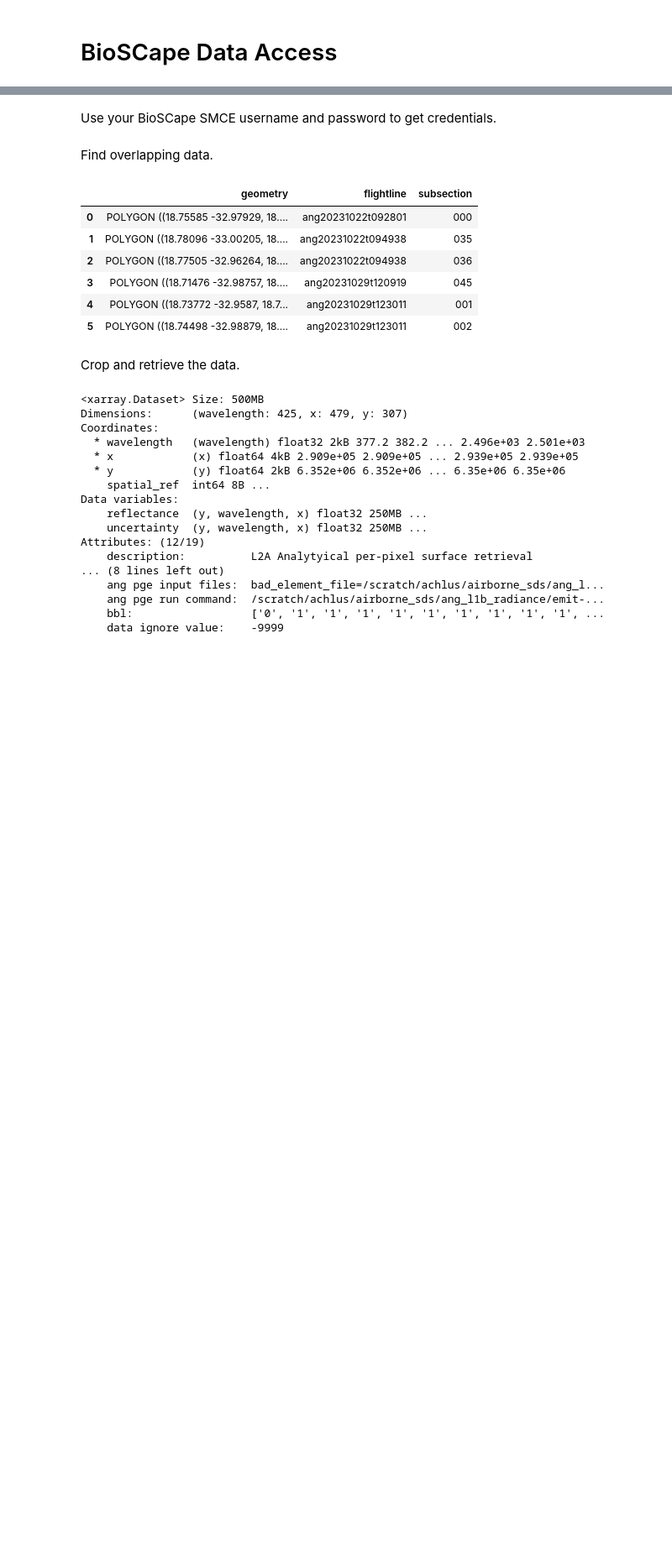
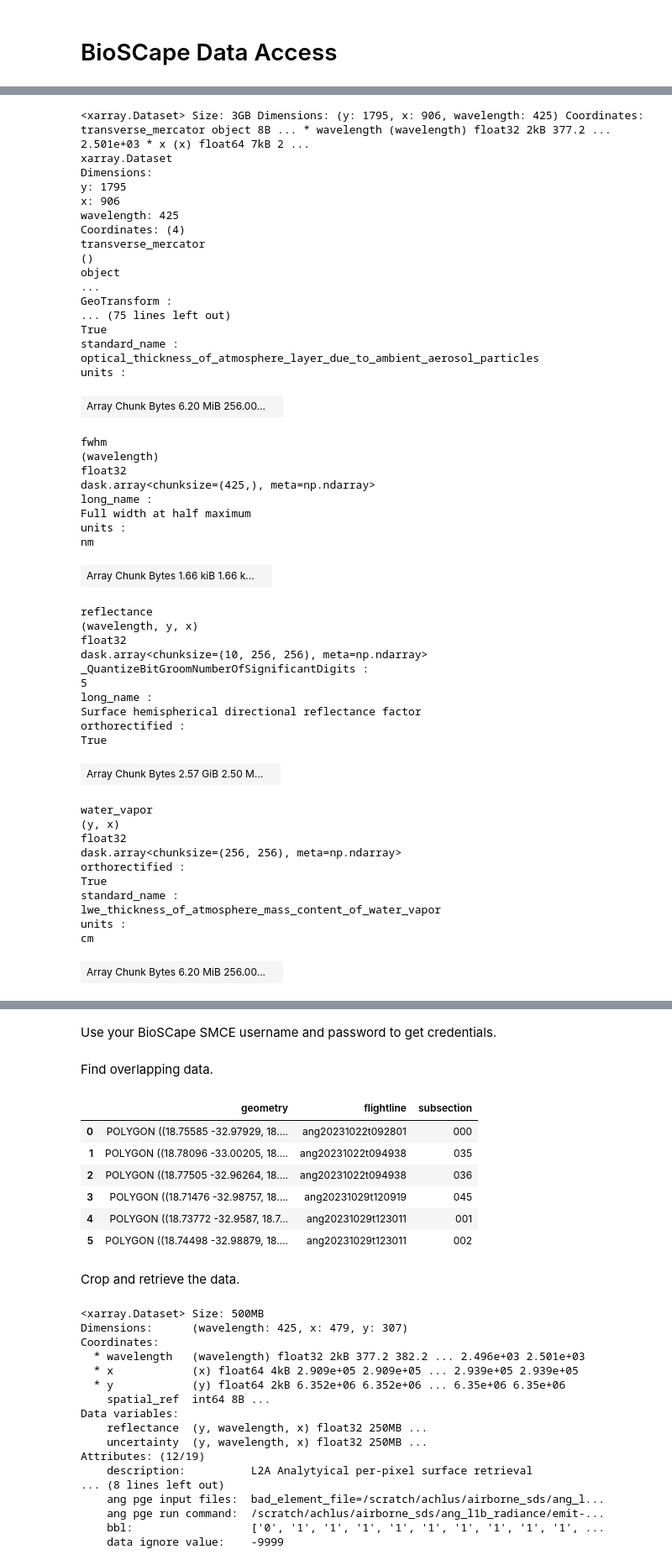
Before and after one commit to BioSCape-io/BioSCape-SMCE-User-Guide, a Jupyter notebook: docs/source/notebooks/data_access.ipynb, the cells around one changed output, grey strips where cells are left out. Shown at 84% size. Cells and saved outputs as stored; diff of their text form; code cells hidden in the pictures; blank space fills up the shorter version.

Commit message:
updated data access notebook for reflectance version 2

```diff
--- a/docs/source/notebooks/data_access.ipynb
+++ b/docs/source/notebooks/data_access.ipynb
@@ -67,0 +23,65 @@ data ignore value :
+# %%
+import intake
+import xarray as xr
+import numpy as np
+
+# Load the catalog
+catalog = intake.open_catalog('s3://bioscape-data/bioscape_avng_v2.yaml')
+
+# Each flightline is divided into smaller scenes. Each scene has a reflectance, radiance and observation file associated with it
+data = [catalog.ang20231022t092801.ang20231022t092801_005_RFL, catalog.ang20231022t092801.ang20231022t092801_005_RDN, catalog.ang20231022t092801.ang20231022t092801_005_OBS]
+
+# Use read_chunked() or to_dask() to access the data via xarray. Other methods might load the entire scene into memory
+# The crs should already be encoded and can be accessed via ds.rio.crs
+ds = data[0].read_chunked()
+ds
+# %% [output]
+<xarray.Dataset> Size: 3GB Dimensions: (y: 1795, x: 906, wavelength: 425) Coordinates: transverse_mercator object 8B ... * wavelength (wavelength) float32 2kB 377.2 ... 2.501e+03 * x (x) float64 7kB 2 ...
+xarray.Dataset
+Dimensions:
+y: 1795
+x: 906
+wavelength: 425
+Coordinates: (4)
+transverse_mercator
+()
+object
+...
+GeoTransform :
+... (75 lines left out)
+True
+standard_name :
+optical_thickness_of_atmosphere_layer_due_to_ambient_aerosol_particles
+units :
+| Array Chunk Bytes 6.20 MiB 256.00... |  |
+fwhm
+(wavelength)
+float32
+dask.array<chunksize=(425,), meta=np.ndarray>
+long_name :
+Full width at half maximum
+units :
+nm
+| Array Chunk Bytes 1.66 kiB 1.66 k... |  |
+reflectance
+(wavelength, y, x)
+float32
+dask.array<chunksize=(10, 256, 256), meta=np.ndarray>
+_QuantizeBitGroomNumberOfSignificantDigits :
+5
+long_name :
+Surface hemispherical directional reflectance factor
+orthorectified :
+True
+| Array Chunk Bytes 2.57 GiB 2.50 M... |  |
+water_vapor
+(y, x)
+float32
+dask.array<chunksize=(256, 256), meta=np.ndarray>
+orthorectified :
+True
+standard_name :
+lwe_thickness_of_atmosphere_mass_content_of_water_vapor
+units :
+cm
+| Array Chunk Bytes 6.20 MiB 256.00... |  |
```
Also changed, not shown: parts of 21 cells of this notebook.
